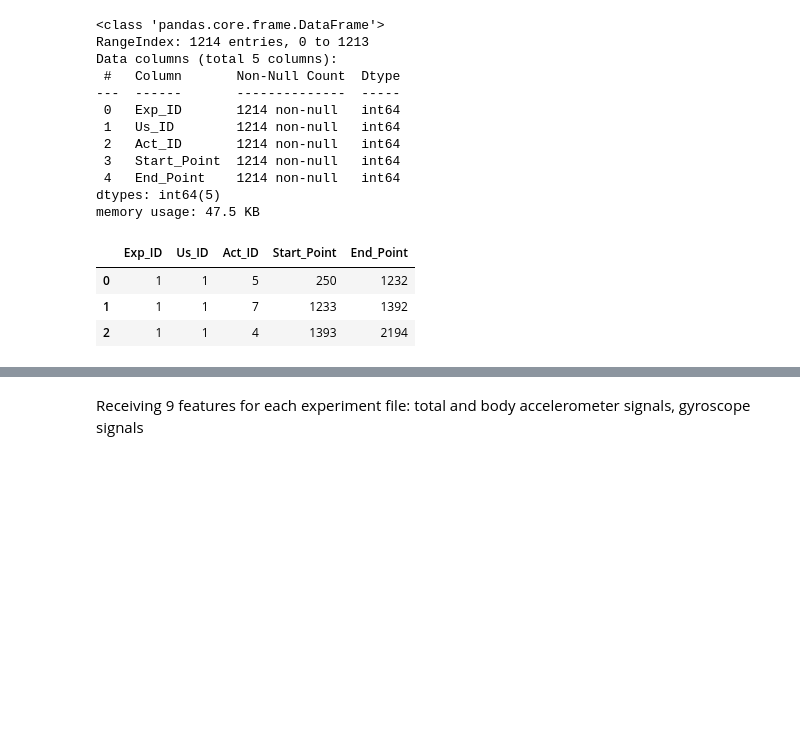
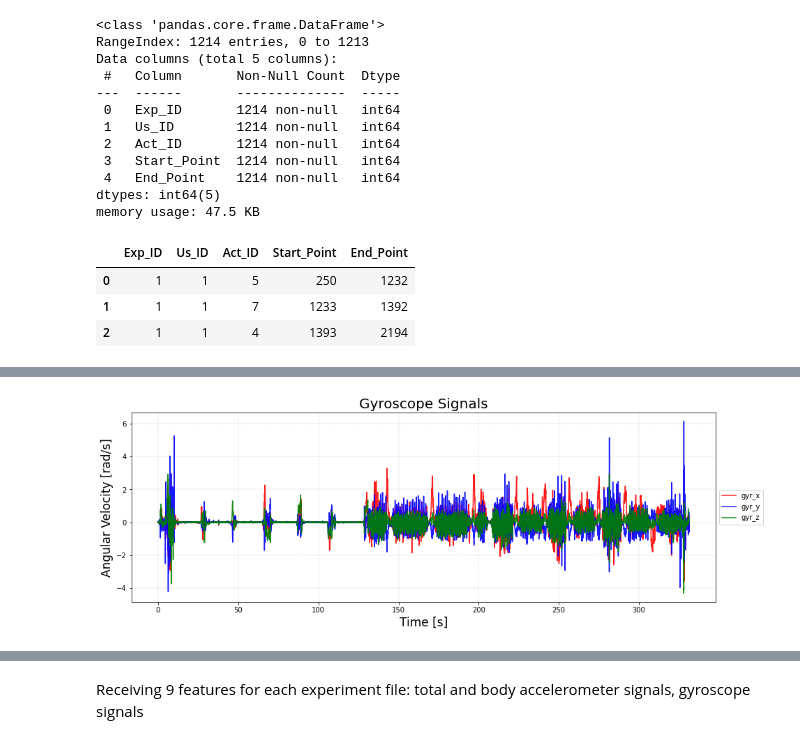
Before and after one commit to mkowalsky0/Human_Activities_Recognition, a Jupyter notebook: SignalProcessing.ipynb, the cells around one changed output, grey strips where cells are left out. Drawn from its saved outputs; the diff is of its cells as text; code cells hidden in the pictures; blank space fills up the shorter version.

```diff
--- a/SignalProcessing.ipynb
+++ b/SignalProcessing.ipynb
@@ -87,0 +123,4 @@ labels.head(3)
+# %%
+all_data_visual(raw_dic['exp04_user02'],'gyr')
+# %% [output]
+[figure, added]
```
Also changed, not shown: parts of 25 cells of this notebook, 52 other files.
